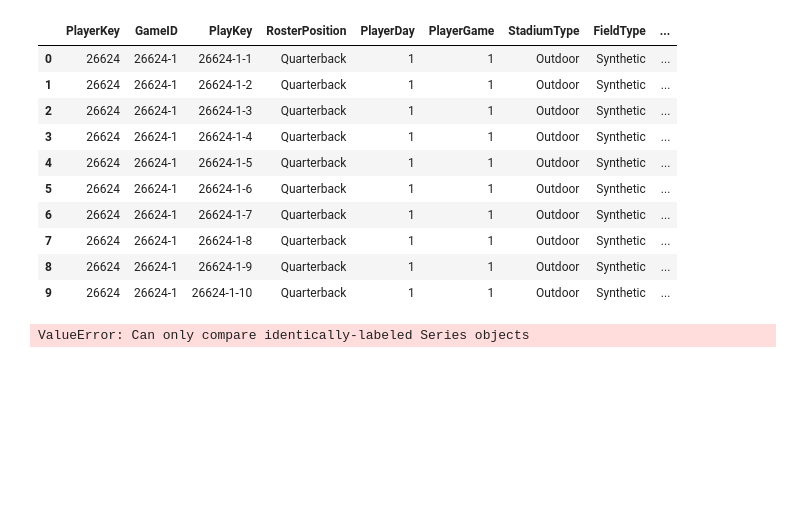
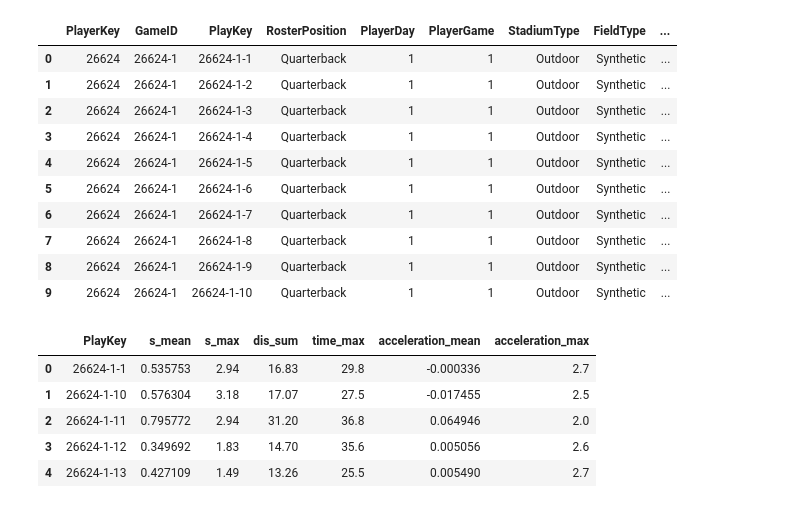
Before and after one commit to daniiprietoo/nfl-injury-analytics, a Jupyter notebook: notebooks/EDA.ipynb, the cells around one changed output. Saved outputs shown, nothing was run; the diff lists cells and outputs as text; code cells hidden in the pictures; blank space fills up the shorter version.

```diff
--- a/notebooks/EDA.ipynb
+++ b/notebooks/EDA.ipynb
@@ -459,7 +459,3 @@ dummy.head(10)
 | 7 | 26624 | 26624-1 | 26624-1-8 | Quarterback | 1 | 1 | Outdoor | Synthetic | ... |
 | 8 | 26624 | 26624-1 | 26624-1-9 | Quarterback | 1 | 1 | Outdoor | Synthetic | ... |
 | 9 | 26624 | 26624-1 | 26624-1-10 | Quarterback | 1 | 1 | Outdoor | Synthetic | ... |
-# %%
-combined_data['RestDays'] = dummy['RestDays'].where(combined_data['PlayKey'] == dummy['PlayKey'])
-# %% [output]
-ValueError: Can only compare identically-labeled Series objects
@@ -471,0 +462,10 @@ print(play_list['PlayKey'].nunique(), len(play_list))
+# %%
+tracking_data = pd.read_csv("../data/processed/tracking_aggregated.csv")
+tracking_data.head()
+# %% [output]
+|  | PlayKey | s_mean | s_max | dis_sum | time_max | acceleration_mean | acceleration_max |
+| 0 | 26624-1-1 | 0.535753 | 2.94 | 16.83 | 29.8 | -0.000336 | 2.7 |
+| 1 | 26624-1-10 | 0.576304 | 3.18 | 17.07 | 27.5 | -0.017455 | 2.5 |
+| 2 | 26624-1-11 | 0.795772 | 2.94 | 31.20 | 36.8 | 0.064946 | 2.0 |
+| 3 | 26624-1-12 | 0.349692 | 1.83 | 14.70 | 35.6 | 0.005056 | 2.6 |
+| 4 | 26624-1-13 | 0.427109 | 1.49 | 13.26 | 25.5 | 0.005490 | 2.7 |
```
Also changed, not shown: parts of 19 cells of this notebook, 5 other files.
